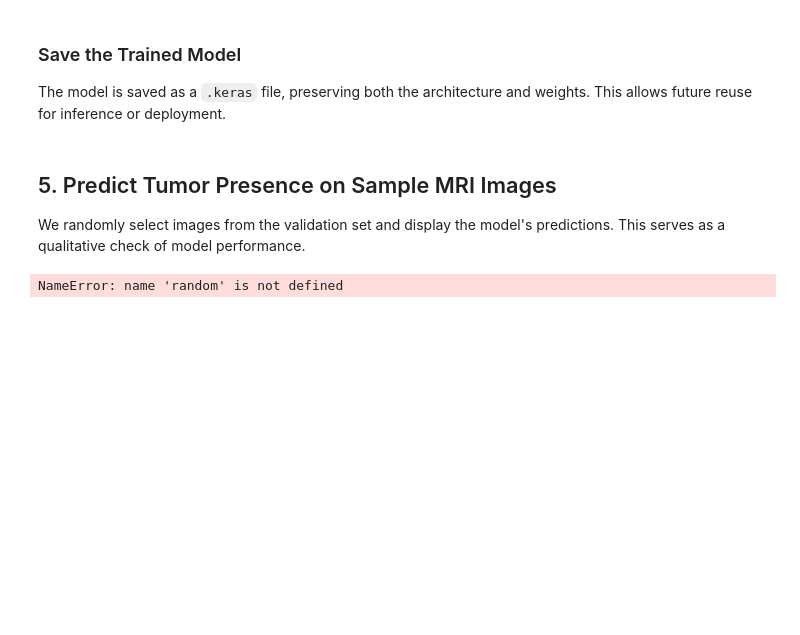
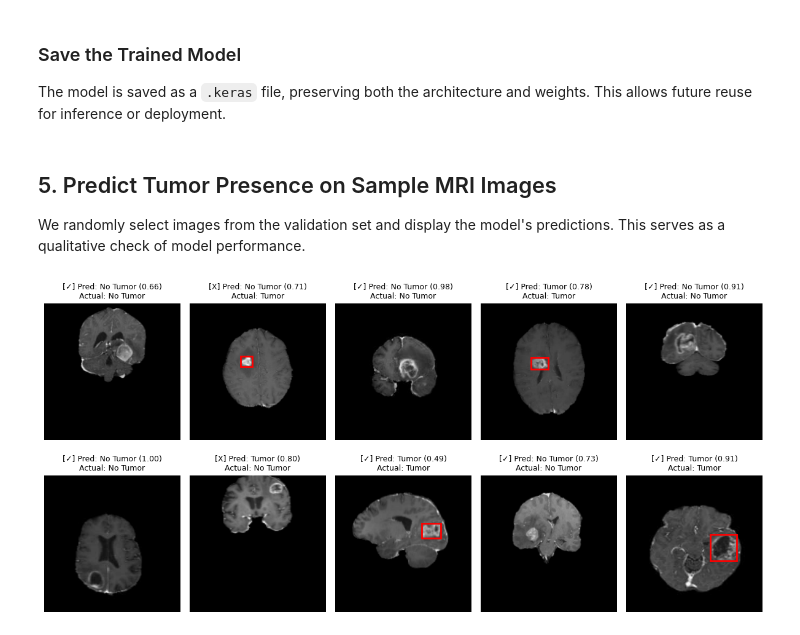
Before and after one commit to MartinMans/brain_tumor_classification, a Jupyter notebook: Notebook.ipynb, the cells around one changed output. Saved outputs shown, nothing was run; the diff lists cells and outputs as text; code cells hidden in the pictures; blank space fills up the shorter version.

```diff
--- a/Notebook.ipynb
+++ b/Notebook.ipynb
@@ -574,32 +574,32 @@ for i, (image_path, true_label, bbox) in enumerate(sample_images):
 
     # Compare prediction to ground truth
     is_correct = pred_label == actual_label
     icon = "[✓]" if is_correct else "[X]"
 
     # Display image
     ax = plt.subplot(2, 5, i + 1)
     ax.imshow(tf.squeeze(image_tensor))
 
     # Draw bounding box if tumor is present
     if true_label == 1:
         # bbox = [x_center, y_center, width, height] — normalized
         x_center, y_center, width, height = bbox
         img_width, img_height = IMG_SIZE[1], IMG_SIZE[0]
 
         # Convert to top-left corner for rectangle drawing
         x = (x_center - width / 2) * img_width
         y = (y_center - height / 2) * img_height
         w = width * img_width
         h = height * img_height
 
-        rect = patches.Rectangle((x, y), w, h, linewidth=2, edgecolor='lime', facecolor='none')
+        rect = patches.Rectangle((x, y), w, h, linewidth=2, edgecolor='red', facecolor='none')
         ax.add_patch(rect)
 
     # Display title with prediction info
     ax.set_title(f"{icon} Pred: {pred_label} ({confidence:.2f})\nActual: {actual_label}", fontsize=9)
     ax.axis("off")
 
 plt.tight_layout()
 plt.show()
 # %% [output]
-NameError: name 'random' is not defined
+[figure, added]
```
Also changed, not shown: parts of 4 cells of this notebook, 1 other file.
